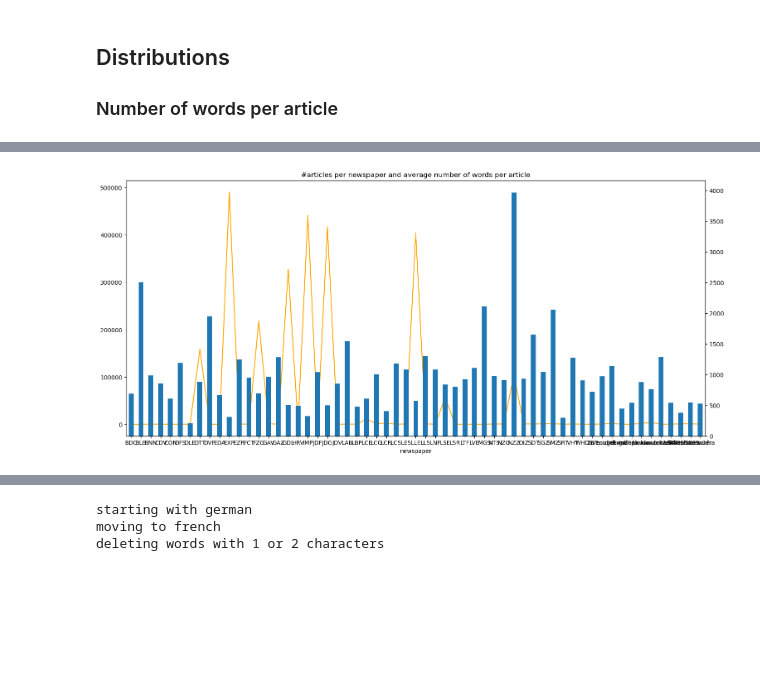
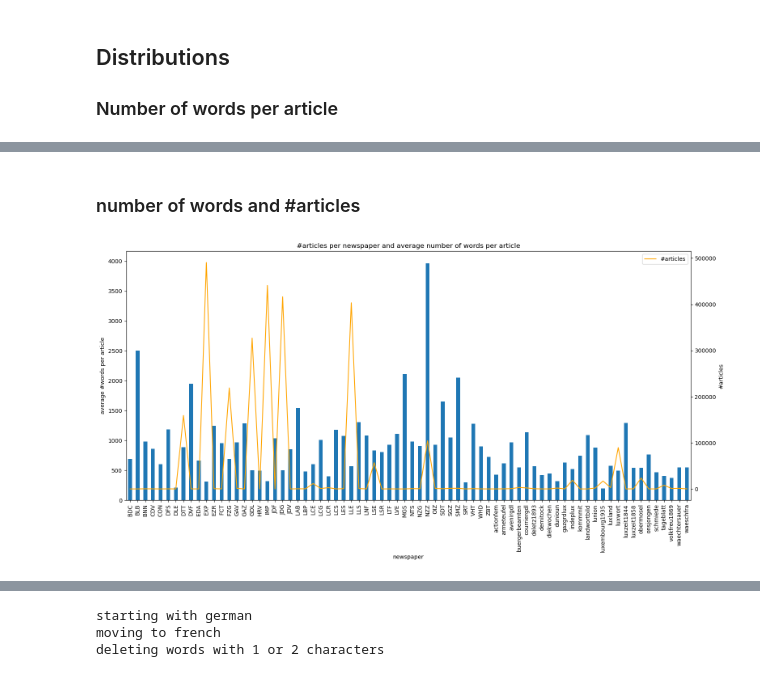
Before and after one commit to impresso/newsagency-classification, a Jupyter notebook: notebooks/data_exploration.ipynb, the cells around one changed output, grey strips where cells are left out. Saved outputs shown, nothing was run; the diff lists cells and outputs as text; code cells hidden in the pictures; blank space fills up the shorter version.

```diff
--- a/notebooks/data_exploration.ipynb
+++ b/notebooks/data_exploration.ipynb
@@ -13,5 +10,5 @@ from nltk.corpus import stopwords
 import string
 import re
 # %%
-COLLECTIONS_PATH = "collections/"
+DATASETS_PATH = "datasets/"
 SMALL_NA_SAMPLE = False
@@ -280,3 +15,10 @@ Europapress0 #articles without content: 7624 of 7929
+# %%
+if SMALL_NA_SAMPLE:
+    df_all = pd.read_pickle(DATASETS_PATH + "df_all_sample.pkl")
+    df_articles = pd.read_pickle(DATASETS_PATH + "df_articles_sample.pkl")
+else:
+    df_all = pd.read_pickle(DATASETS_PATH + "df_all.pkl")
+    df_articles = pd.read_pickle(DATASETS_PATH + "df_articles.pkl")
 # %% [markdown]
 ## Distributions per Newsagency
 # %%
@@ -428,7 +156,7 @@ img_bar_plot(na_unique_per_year1820, ax, range(1820, 2019, 10), title="#articles
 # %% [markdown]
 ## Distributions per Newspaper
 # %%
-articles_per_newspaper = pd.pivot_table(df_unique, index="newspaper", columns="newsagencies", values="uid", aggfunc="count")
+articles_per_newspaper = pd.pivot_table(df_articles, index="newspaper", columns="newsagencies", values="uid", aggfunc="count")
 articles_per_newspaper["all"] = articles_per_newspaper.sum(axis=1)
 articles_per_newspaper["all"].plot.bar(title="#articles per newspaper", ylabel="#articles", figsize=(18, 8))
 plt.show()
@@ -516,10 +238,13 @@ plt.show()
+# %% [markdown]
+### number of words and #articles
 # %%
 #plot both into the same subplot
-ax1 = df_unique.groupby("newspaper")["size"].mean().plot(kind="bar")
+ax1 = df_articles.groupby("newspaper")["size"].mean().plot(kind="bar", ylabel="average #words per article")
 ax2 = ax1.twinx()
-articles_per_newspaper["all"].plot.line(title="#articles per newspaper and average number of words per article",
+articles_per_newspaper["all"].rename("#articles").plot.line(title="#articles per newspaper and average number of words per article",
+                                        ylabel = "#articles", legend=True,
                                              figsize=(18, 8), color="orange", ax=ax2)
 
 plt.show()
 # %% [output]
-[figure, old version]
+[figure, new version]
```
Also changed, not shown: parts of 51 cells of this notebook, 1 other file.
